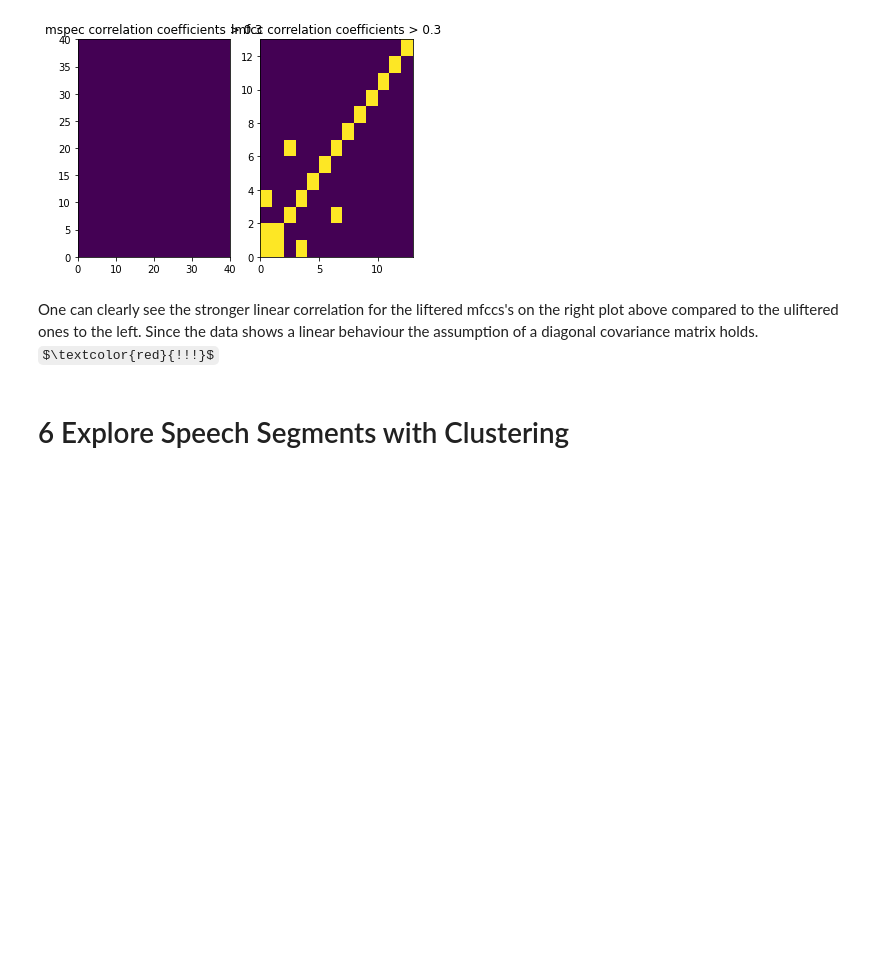
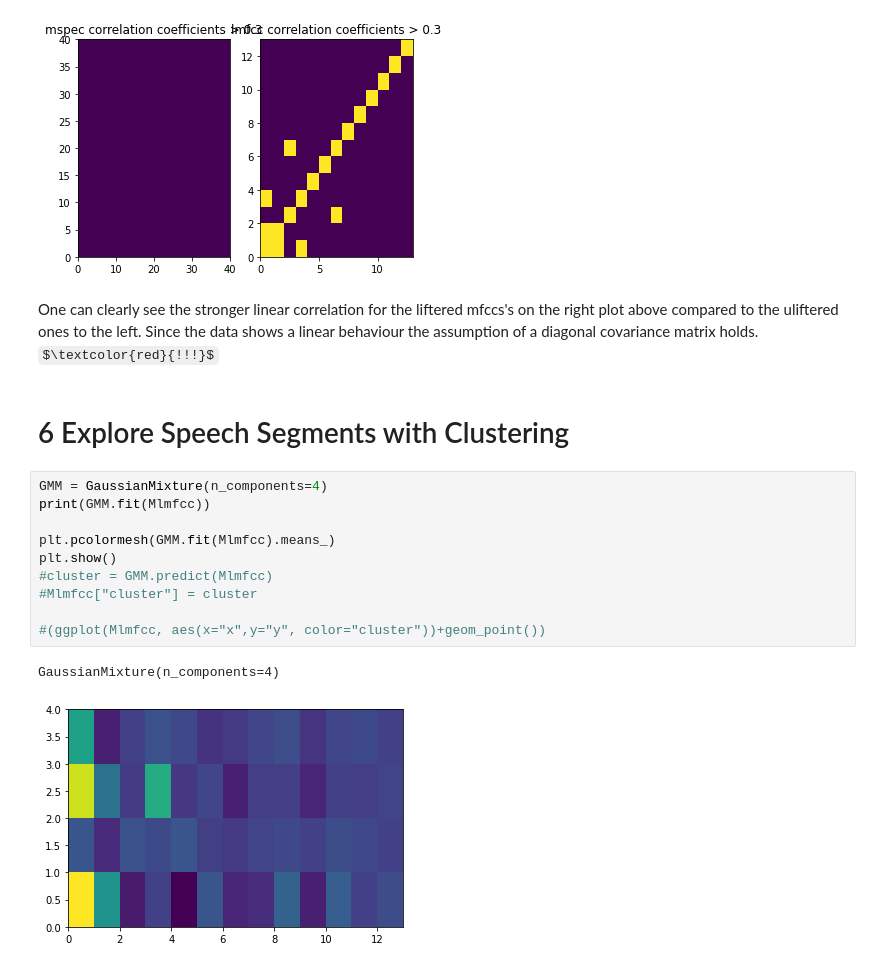
Before and after one commit to kurreman/DT2119_Speech, a Jupyter notebook: KORAY_Lab1.ipynb, the cells around one changed output. Drawn from its saved outputs; the diff is of its cells as text; some formulas as TeX source; blank space fills up the shorter version.

```diff
--- a/KORAY_Lab1.ipynb
+++ b/KORAY_Lab1.ipynb
@@ -141,3 +146,16 @@ plt.show()
 One can clearly see the stronger linear correlation for the liftered mfccs's on the right plot above compared to the uliftered ones to the left. Since the data shows a linear behaviour the assumption of a diagonal covariance matrix holds. $\textcolor{red}{!!!}$
 # %% [markdown]
 # 6 Explore Speech Segments with Clustering
+# %%
+GMM = GaussianMixture(n_components=4)
+print(GMM.fit(Mlmfcc))
+
+plt.pcolormesh(GMM.fit(Mlmfcc).means_)
+plt.show()
+#cluster = GMM.predict(Mlmfcc)
+#Mlmfcc["cluster"] = cluster
+
+#(ggplot(Mlmfcc, aes(x="x",y="y", color="cluster"))+geom_point())
+# %% [output]
+GaussianMixture(n_components=4)
+[figure, added]
```
Also changed, not shown: parts of 1 cell of this notebook.
